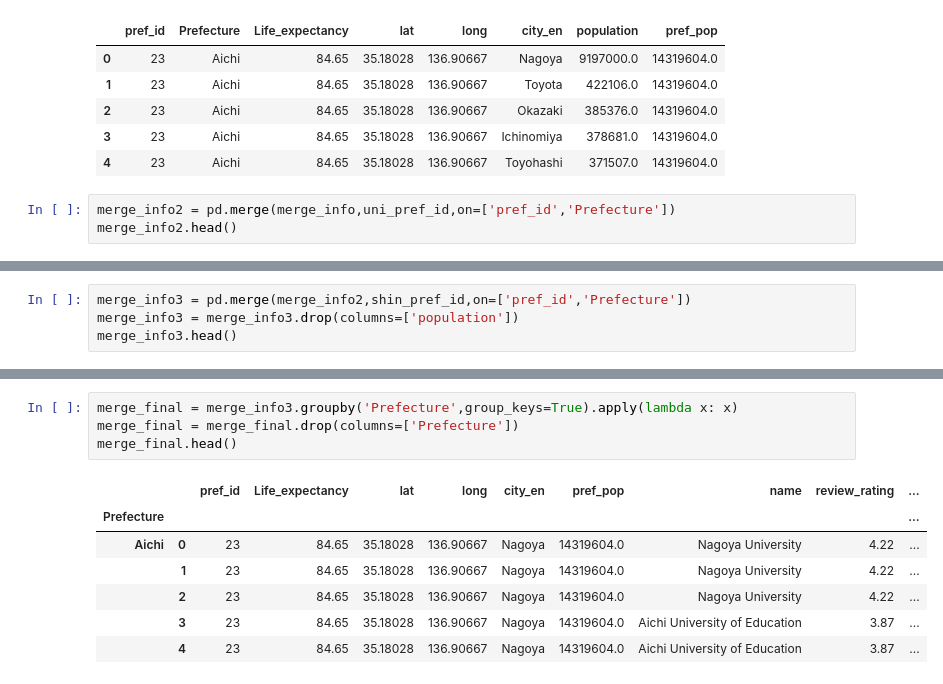
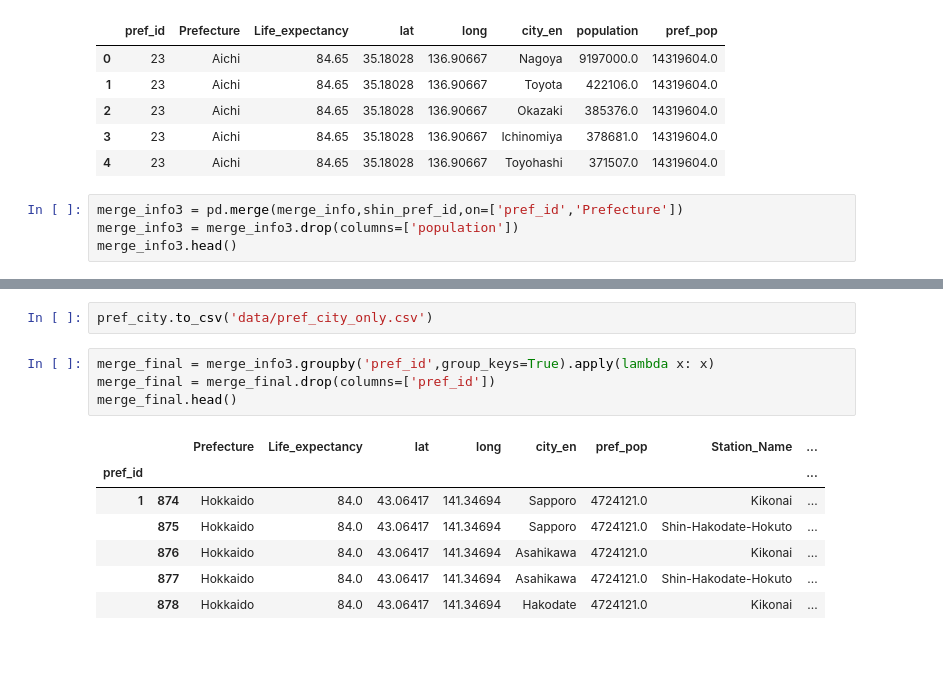
Before and after one commit to Dizzybelle/Project-3, a Jupyter notebook: idk_im_confused.ipynb, the cells around one changed output, grey strips where cells are left out. Drawn from its saved outputs; the diff is of its cells as text; blank space fills up the shorter version.

```diff
--- a/idk_im_confused.ipynb
+++ b/idk_im_confused.ipynb
@@ -145,6 +145,7 @@ merge_info.head()
 | 3 | 23 | Aichi | 84.65 | 35.18028 | 136.90667 | Ichinomiya | 378681.0 | 14319604.0 |
 | 4 | 23 | Aichi | 84.65 | 35.18028 | 136.90667 | Toyohashi | 371507.0 | 14319604.0 |
 # %%
-merge_info2 = pd.merge(merge_info,uni_pref_id,on=['pref_id','Prefecture'])
-merge_info2.head()
+merge_info3 = pd.merge(merge_info,shin_pref_id,on=['pref_id','Prefecture'])
+merge_info3 = merge_info3.drop(columns=['population'])
+merge_info3.head()
 # %% [output]
@@ -157,4 +157,0 @@ merge_info2.head()
-# %%
-merge_info3 = pd.merge(merge_info2,shin_pref_id,on=['pref_id','Prefecture'])
-merge_info3 = merge_info3.drop(columns=['population'])
-merge_info3.head()
@@ -168,12 +172,14 @@ merge_info3.head()
+# %%
+pref_city.to_csv('data/pref_city_only.csv')
 # %%
-merge_final = merge_info3.groupby('Prefecture',group_keys=True).apply(lambda x: x)
-merge_final = merge_final.drop(columns=['Prefecture'])
+merge_final = merge_info3.groupby('pref_id',group_keys=True).apply(lambda x: x)
+merge_final = merge_final.drop(columns=['pref_id'])
 merge_final.head()
 # %% [output]
-|  |  | pref_id | Life_expectancy | lat | long | city_en | pref_pop | name | review_rating | ... |
-| Prefecture |  |  |  |  |  |  |  |  |  | ... |
-| Aichi | 0 | 23 | 84.65 | 35.18028 | 136.90667 | Nagoya | 14319604.0 | Nagoya University | 4.22 | ... |
-|  | 1 | 23 | 84.65 | 35.18028 | 136.90667 | Nagoya | 14319604.0 | Nagoya University | 4.22 | ... |
-|  | 2 | 23 | 84.65 | 35.18028 | 136.90667 | Nagoya | 14319604.0 | Nagoya University | 4.22 | ... |
-|  | 3 | 23 | 84.65 | 35.18028 | 136.90667 | Nagoya | 14319604.0 | Aichi University of Education | 3.87 | ... |
-|  | 4 | 23 | 84.65 | 35.18028 | 136.90667 | Nagoya | 14319604.0 | Aichi University of Education | 3.87 | ... |
+|  |  | Prefecture | Life_expectancy | lat | long | city_en | pref_pop | Station_Name | ... |
+| pref_id |  |  |  |  |  |  |  |  | ... |
+| 1 | 874 | Hokkaido | 84.0 | 43.06417 | 141.34694 | Sapporo | 4724121.0 | Kikonai | ... |
+|  | 875 | Hokkaido | 84.0 | 43.06417 | 141.34694 | Sapporo | 4724121.0 | Shin-Hakodate-Hokuto | ... |
+|  | 876 | Hokkaido | 84.0 | 43.06417 | 141.34694 | Asahikawa | 4724121.0 | Kikonai | ... |
+|  | 877 | Hokkaido | 84.0 | 43.06417 | 141.34694 | Asahikawa | 4724121.0 | Shin-Hakodate-Hokuto | ... |
+|  | 878 | Hokkaido | 84.0 | 43.06417 | 141.34694 | Hakodate | 4724121.0 | Kikonai | ... |
```
Also changed, not shown: parts of 5 cells of this notebook.
